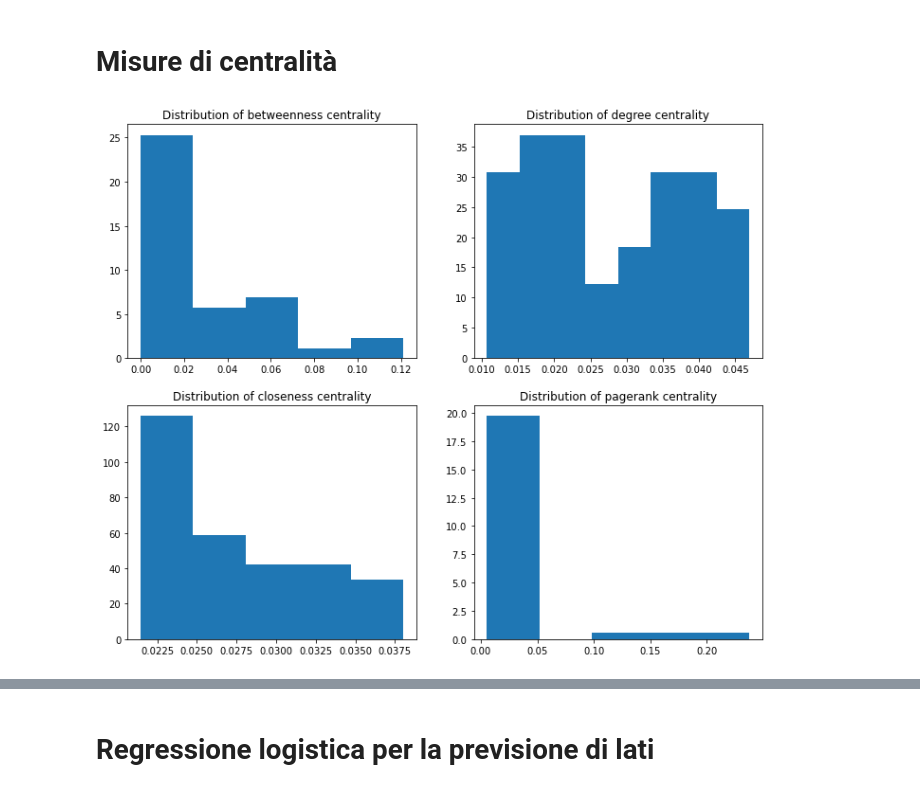
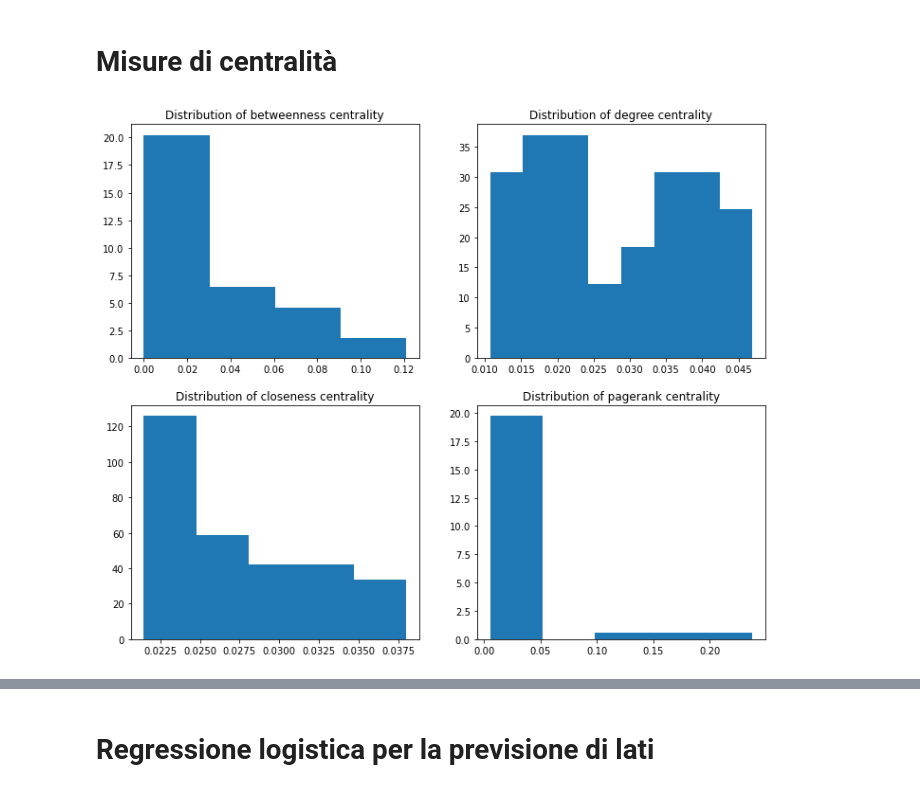
Before and after one commit to emabuell/high_dimensional_statistics_project, a Jupyter notebook: feature_extraction.ipynb, the cells around one changed output, grey strips where cells are left out. Saved outputs shown, nothing was run; the diff lists cells and outputs as text; code cells hidden in the pictures.

```diff
--- a/feature_extraction.ipynb
+++ b/feature_extraction.ipynb
@@ -122,21 +194,21 @@ prk_centr = get_df_centrality(nx.pagerank(G)) # Transitivity
 # %%
 fig, ax = plt.subplots(2,2, figsize = (12,10))
 
-ax[0,0].hist(bet_centr['Centrality'], density = True, bins = 5)
+ax[0,0].hist(bet_centr['Centrality'], density = True, bins = 4)
 ax[0,0].set_title("Distribution of betweenness centrality")
 
 ax[0,1].hist(deg_centr['Centrality'], density = True, bins = 8)
 ax[0,1].set_title("Distribution of degree centrality")
 
 ax[1,0].hist(clo_centr['Centrality'], density = True, bins = 5)
 ax[1,0].set_title("Distribution of closeness centrality")
 
 ax[1,1].hist(prk_centr['Centrality'], density = True, bins = 5)
 ax[1,1].set_title("Distribution of pagerank centrality")
 
 plt.show()
 # %% [output]
-[figure, old version]
+[figure, new version]
 # %%
 features = pd.concat([bet_centr, deg_centr, clo_centr, prk_centr], axis = 1)
 features.columns =["Betweenness", "Degree", "Closeness", "Pagerank"]
```
Also changed, not shown: parts of 11 cells of this notebook.
